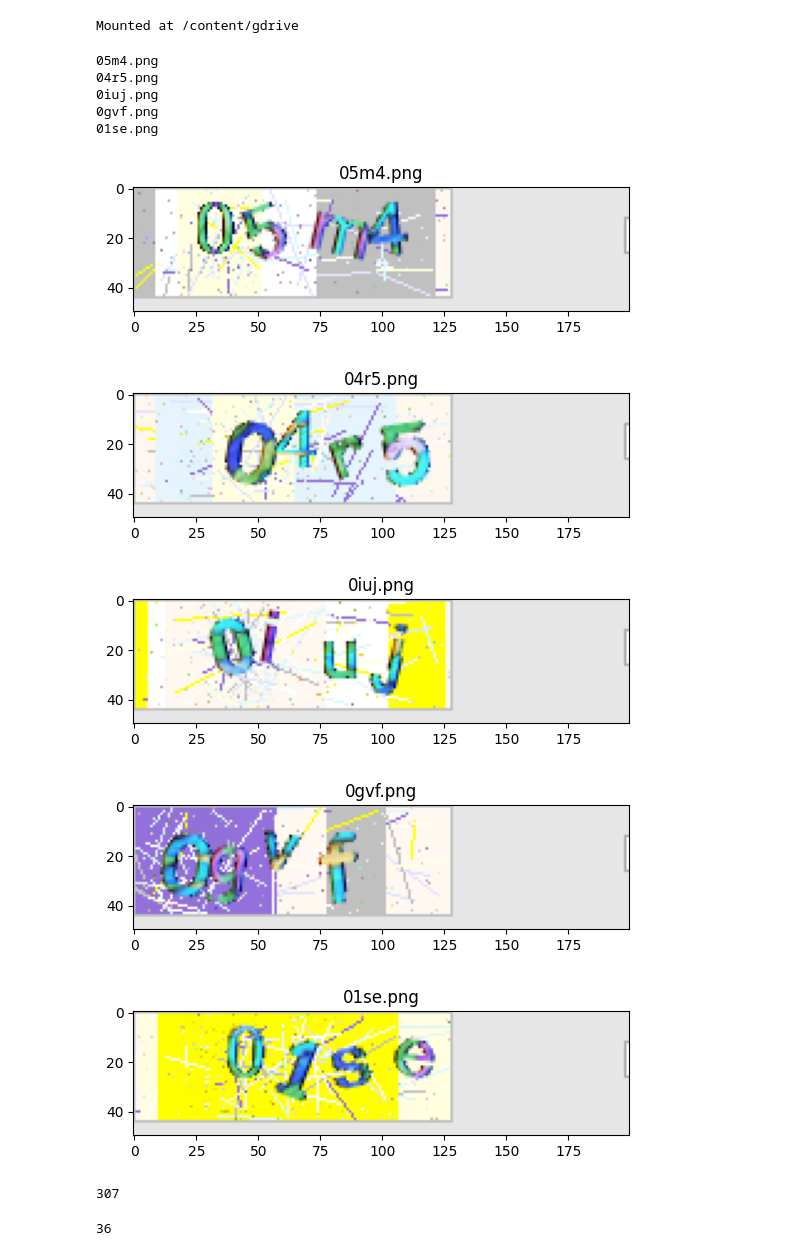
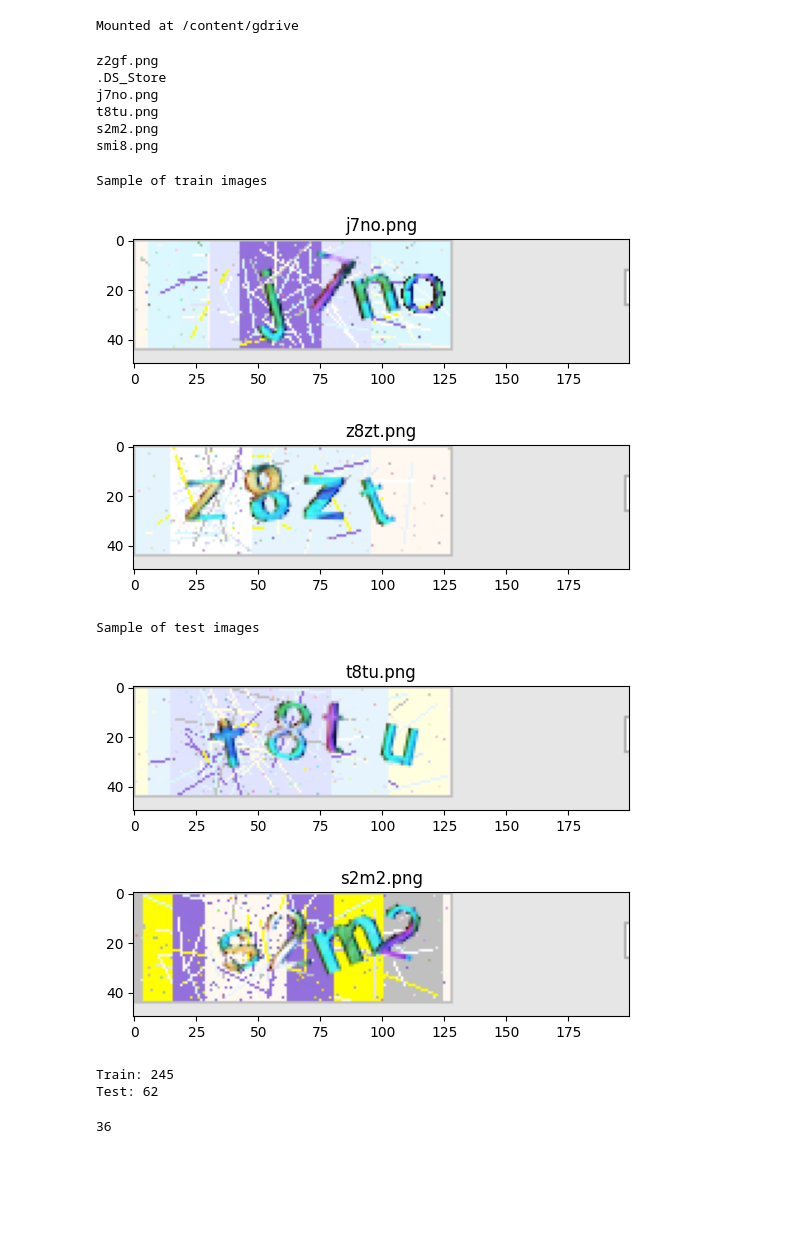
Before and after one commit to HardhatNew/BreakingCaptcha, a Jupyter notebook: AI/Text Captcha/Text_captcha_model.ipynb, the cells around one changed output. Cells and saved outputs as stored; diff of their text form; code cells hidden in the pictures; blank space fills up the shorter version.

```diff
--- a/AI/Text Captcha/Text_captcha_model.ipynb
+++ b/AI/Text Captcha/Text_captcha_model.ipynb
@@ -2,8 +2,8 @@
 from google.colab import drive
 drive.mount('/content/gdrive', force_remount=True)
 
-data_dir = '/content/gdrive/My Drive/Train'
-folder_path = '/content/gdrive/My Drive/Train'
+train_dir = '/content/gdrive/My Drive/Captcha_set/Train'
+test_dir = '/content/gdrive/My Drive/Captcha_set/Test'
 # %% [output]
 Mounted at /content/gdrive
 # %%
@@ -24,40 +26,67 @@ import string
 # %%
 #print a sample of the images in dataset
-os.listdir(data_dir)
-files_head = os.listdir(data_dir)[:5]
-for file in files_head:
+os.listdir(train_dir)
+train_head = os.listdir(train_dir)[:3]
+for file in train_head:
   print(file)
+
+
+os.listdir(test_dir)
+test_head = os.listdir(test_dir)[:3]
+for file in test_head:
+  print(file)
 # %% [output]
-05m4.png
-04r5.png
-0iuj.png
-0gvf.png
-01se.png
+z2gf.png
+.DS_Store
+j7no.png
+t8tu.png
+s2m2.png
+smi8.png
 # %%
 #Printing a sample of the dataset. Raw images
-data_dir = '/content/gdrive/My Drive/Train'
-files = os.listdir(data_dir)
-files_head = os.listdir(data_dir)[:5]
 
-for file in files_head:
-    img_path = os.path.join(data_dir, file)
+train_files = os.listdir(train_dir)
+train_head = os.listdir(train_dir)[2:4]
+
+print("Sample of train images")
+for file in train_head:
+    img_path = os.path.join(train_dir, file)
     img = cv2.imread(img_path)#, cv2.IMREAD_GRAYSCALE)
     plt.imshow(img, cmap='gray')
     plt.title(file)
     plt.show()
+
+test_files = os.listdir(test_dir)
+test_head = os.listdir(test_dir)[:2]
+
+print("Sample of test images")
+for file in test_head:
+    img_path = os.path.join(test_dir, file)
+    img = cv2.imread(img_path)#, cv2.IMREAD_GRAYSCALE)
+    plt.imshow(img, cmap='gray')
+    plt.title(file)
+    plt.show()
 # %% [output]
+Sample of train images
-[figure, old version]
+[figure, new version]
-[figure, old version]
+[figure, new version]
+Sample of test images
-[figure, old version]
+[figure, new version]
-[figure, old version]
+[figure, new version]
-[figure, removed]
 # %%
 
-#total images in our dataset
-n = len([os.path.join(data_dir, f) for f in os.listdir(data_dir) if f.endswith('.png')])
+#total images in our train set
+n = len([os.path.join(train_dir, f) for f in os.listdir(train_dir) if f.endswith('.png')])
 n
+
+#total images in our test set
+p = len([os.path.join(test_dir, f) for f in os.listdir(test_dir) if f.endswith('.png')])
+
+print("Train:",n)
+print("Test:",p)
 # %% [output]
-307
+Train: 245
+Test: 62
 # %%
 #defining size of image
 imgshape=(50,200,1) #50-height, 200-width, 1 colour channel
```
Also changed, not shown: parts of 25 cells of this notebook.
